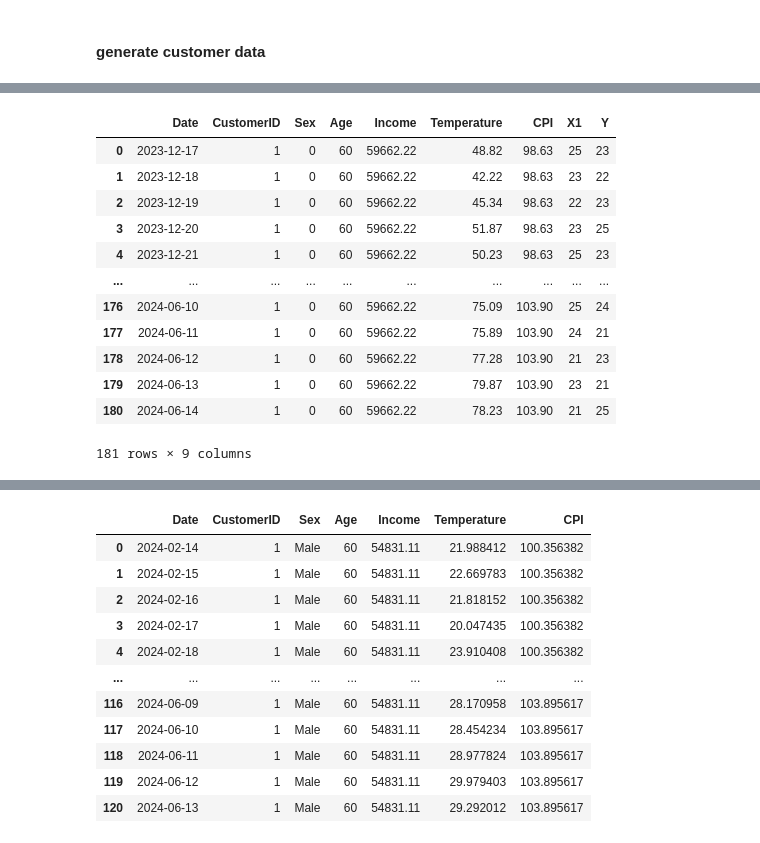
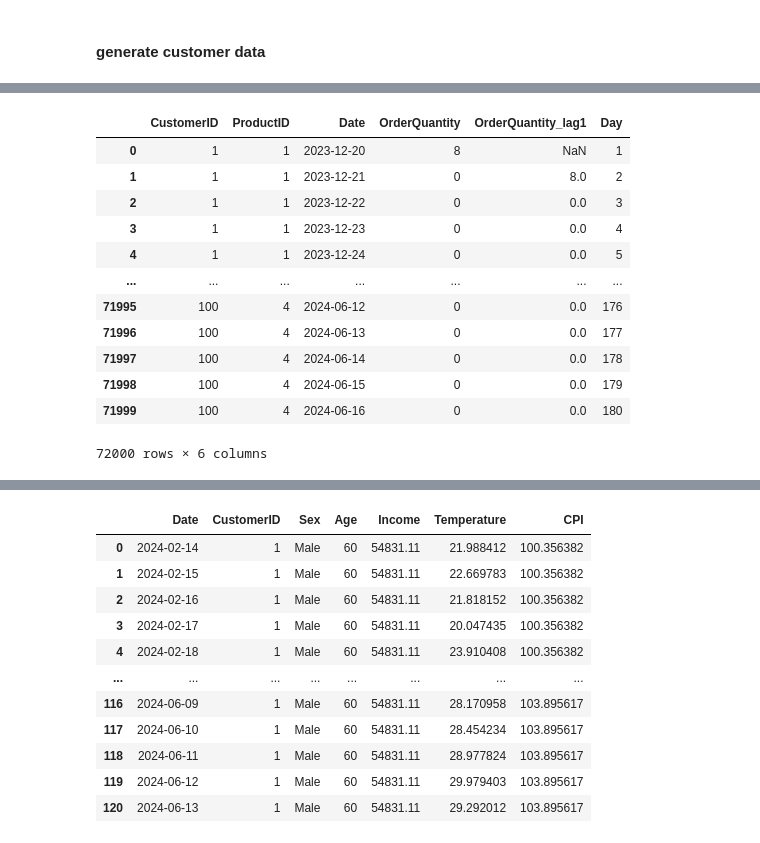
Before and after one commit to ichscheine/SmartStock, a Jupyter notebook: smartstock.ipynb, the cells around one changed output, grey strips where cells are left out. Drawn from its saved outputs; the diff is of its cells as text; code cells hidden in the pictures.

```diff
--- a/smartstock.ipynb
+++ b/smartstock.ipynb
@@ -167,16 +153,46 @@ df_tmp
-# %%
-df_one_cust
-# %% [output]
-|  | Date | CustomerID | Sex | Age | Income | Temperature | CPI | X1 | Y |
-| 0 | 2023-12-17 | 1 | 0 | 60 | 59662.22 | 48.82 | 98.63 | 25 | 23 |
-| 1 | 2023-12-18 | 1 | 0 | 60 | 59662.22 | 42.22 | 98.63 | 23 | 22 |
-| 2 | 2023-12-19 | 1 | 0 | 60 | 59662.22 | 45.34 | 98.63 | 22 | 23 |
-| 3 | 2023-12-20 | 1 | 0 | 60 | 59662.22 | 51.87 | 98.63 | 23 | 25 |
-| 4 | 2023-12-21 | 1 | 0 | 60 | 59662.22 | 50.23 | 98.63 | 25 | 23 |
-| ... | ... | ... | ... | ... | ... | ... | ... | ... | ... |
-| 176 | 2024-06-10 | 1 | 0 | 60 | 59662.22 | 75.09 | 103.90 | 25 | 24 |
-| 177 | 2024-06-11 | 1 | 0 | 60 | 59662.22 | 75.89 | 103.90 | 24 | 21 |
-| 178 | 2024-06-12 | 1 | 0 | 60 | 59662.22 | 77.28 | 103.90 | 21 | 23 |
-| 179 | 2024-06-13 | 1 | 0 | 60 | 59662.22 | 79.87 | 103.90 | 23 | 21 |
-| 180 | 2024-06-14 | 1 | 0 | 60 | 59662.22 | 78.23 | 103.90 | 21 | 25 |
-181 rows × 9 columns
+# %%
+n_customers = 100
+n_products = 4
+n_days = 180
+
+# Create order quantities for date, customer, and product combination
+order_quantities = np.random.randint(0, 10, size=(n_customers, n_products, n_days))
+
+# Create a meshgrid for customer IDs, product IDs, and days
+customers = np.arange(n_customers) + 1
+products = np.arange(n_products) + 1
+# days = np.arange(n_days)
+end_date = datetime.today()
+start_date = end_date - timedelta(days=n_days-1)  # Approximate 6 months as 180 days
+dates = pd.date_range(start=start_date, end=end_date, freq='D')
+
+customers_grid, products_grid, dates_grid = np.meshgrid(customers, products, dates, indexing='ij')
+
+df_orders = pd.DataFrame({
+    'CustomerID': customers_grid.flatten(),
+    'ProductID': products_grid.flatten(),
+    'Date': dates_grid.flatten(),
+    'OrderQuantity': order_quantities.flatten()
+})
+
+df_orders['OrderQuantity'] = np.where(df_orders['Date']==df_orders['Date'].min(), df_orders['OrderQuantity'], 0)
+df_orders.sort_values(by=['CustomerID', 'ProductID', 'Date'], inplace=True)
+df_orders['OrderQuantity_lag1'] = df_orders.groupby(['CustomerID', 'ProductID'])['OrderQuantity'].shift(1)
+df_orders['Date'] = df_orders['Date'].dt.strftime('%Y-%m-%d')
+df_orders['Day'] = df_orders['Date'].rank(method='dense').astype(int)
+
+df_orders
+# %% [output]
+|  | CustomerID | ProductID | Date | OrderQuantity | OrderQuantity_lag1 | Day |
+| 0 | 1 | 1 | 2023-12-20 | 8 | NaN | 1 |
+| 1 | 1 | 1 | 2023-12-21 | 0 | 8.0 | 2 |
+| 2 | 1 | 1 | 2023-12-22 | 0 | 0.0 | 3 |
+| 3 | 1 | 1 | 2023-12-23 | 0 | 0.0 | 4 |
+| 4 | 1 | 1 | 2023-12-24 | 0 | 0.0 | 5 |
+| ... | ... | ... | ... | ... | ... | ... |
+| 71995 | 100 | 4 | 2024-06-12 | 0 | 0.0 | 176 |
+| 71996 | 100 | 4 | 2024-06-13 | 0 | 0.0 | 177 |
+| 71997 | 100 | 4 | 2024-06-14 | 0 | 0.0 | 178 |
+| 71998 | 100 | 4 | 2024-06-15 | 0 | 0.0 | 179 |
+| 71999 | 100 | 4 | 2024-06-16 | 0 | 0.0 | 180 |
+72000 rows × 6 columns
```
Also changed, not shown: parts of 12 cells of this notebook.
